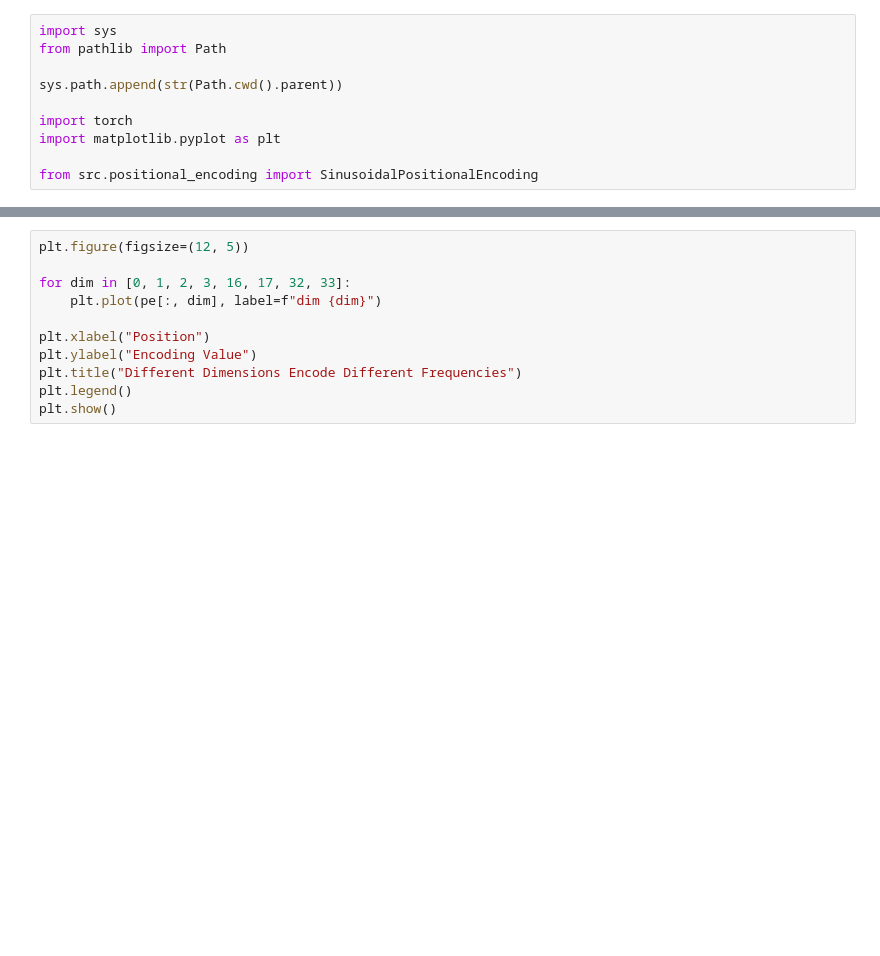
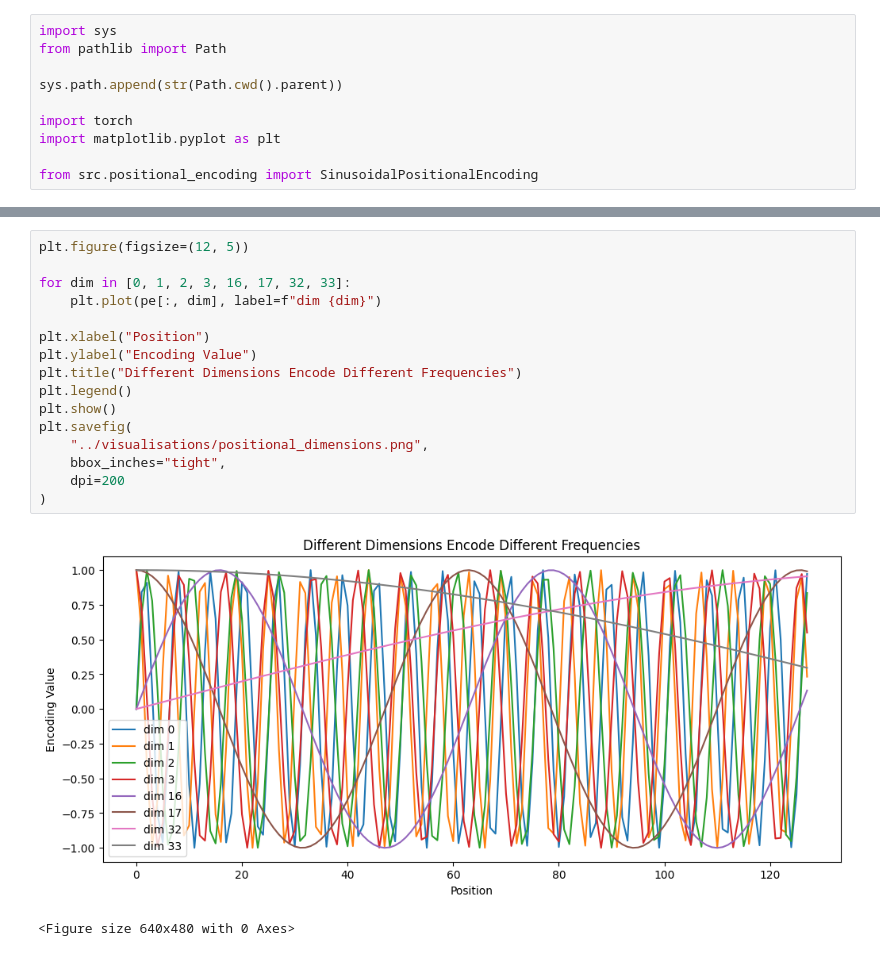
Before and after one commit to ArkaAIML/transformer-from-scratch, a Jupyter notebook: notebooks/positional_encoding_visualised.ipynb, the cells around one changed output, grey strips where cells are left out. Drawn from its saved outputs; the diff is of its cells as text; blank space fills up the shorter version.

Commit message:
Add positional encoding visualization images

```diff
--- a/notebooks/positional_encoding_visualised.ipynb
+++ b/notebooks/positional_encoding_visualised.ipynb
@@ -34,14 +40,22 @@ plt.show()
 # %%
 plt.figure(figsize=(12, 5))
 
 for dim in [0, 1, 2, 3, 16, 17, 32, 33]:
     plt.plot(pe[:, dim], label=f"dim {dim}")
 
 plt.xlabel("Position")
 plt.ylabel("Encoding Value")
 plt.title("Different Dimensions Encode Different Frequencies")
 plt.legend()
 plt.show()
+plt.savefig(
+    "../visualisations/positional_dimensions.png",
+    bbox_inches="tight",
+    dpi=200
+)
+# %% [output]
+[figure, added]
+<Figure size 640x480 with 0 Axes>
 # %%
 normalized = pe / pe.norm(dim=1, keepdim=True)
 
```
Also changed, not shown: parts of 3 cells of this notebook, 3 other files.
